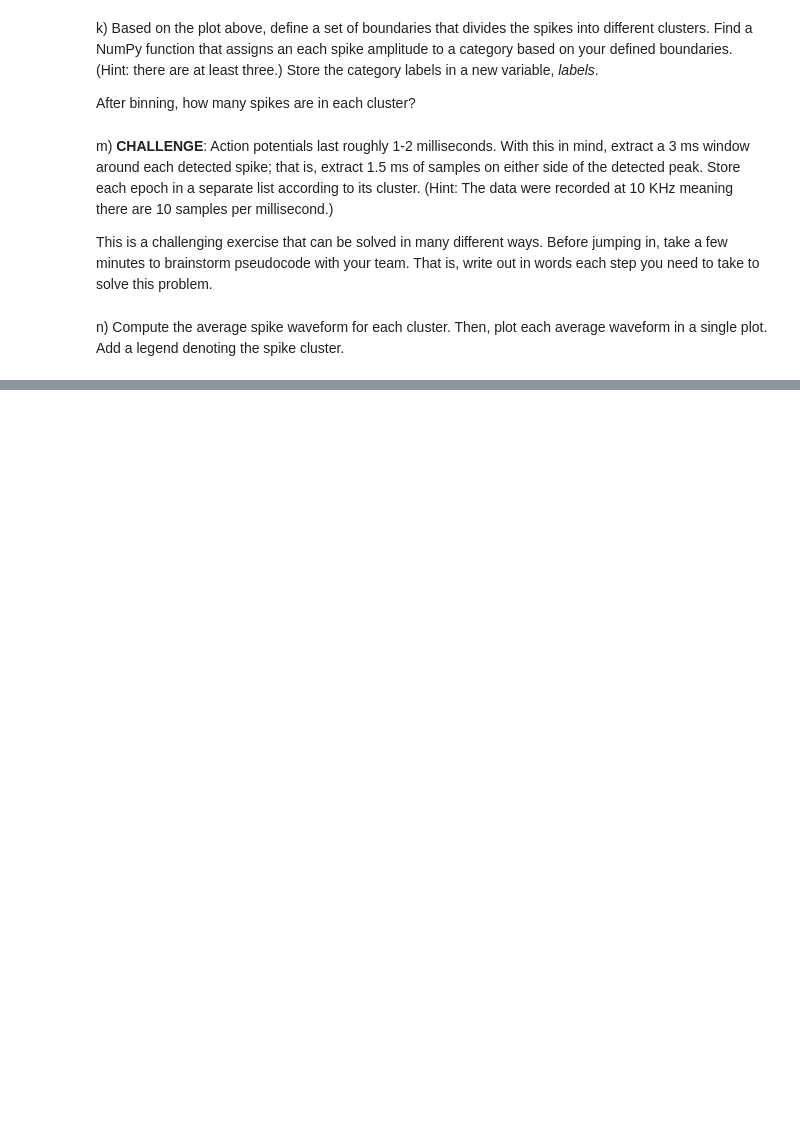
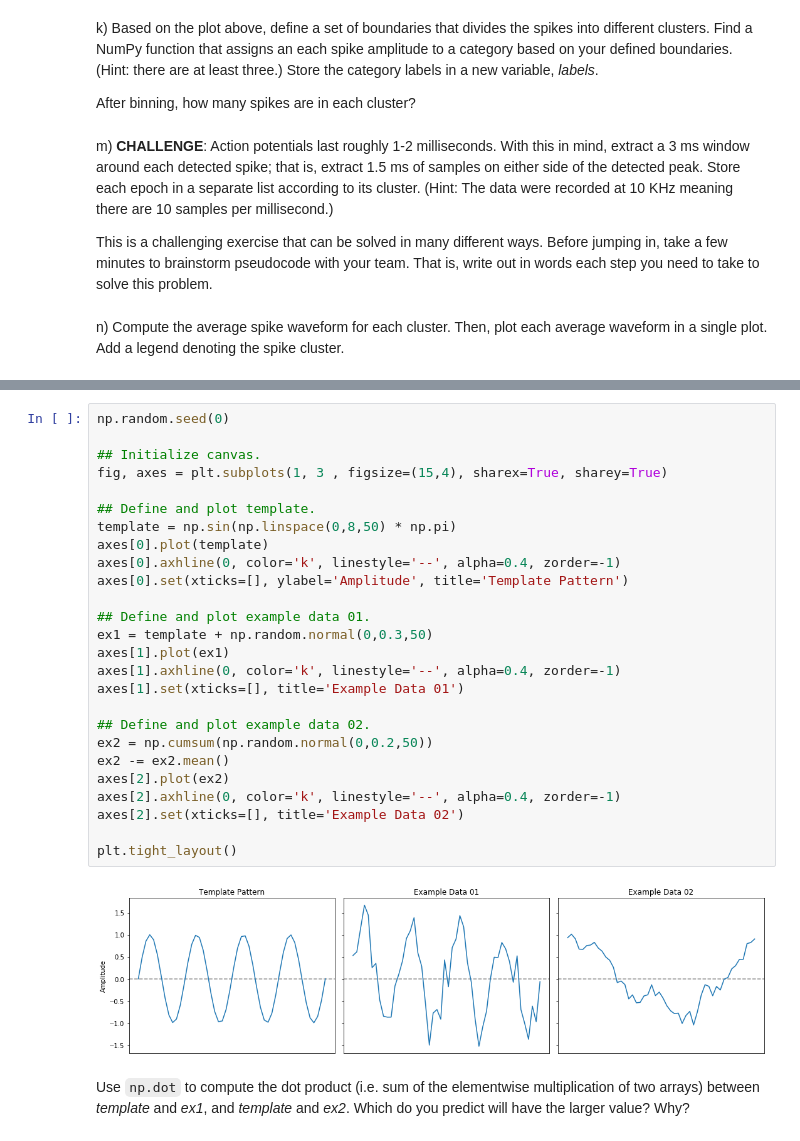
Before and after one commit to PrincetonUniversity/pni_bootcamp_2020, a Jupyter notebook: Module01_Python/day02/day02_exercises.ipynb, the cells around one changed output, grey strips where cells are left out. Drawn from its saved outputs; the diff is of its cells as text; blank space fills up the shorter version.

```diff
--- a/Module01_Python/day02/day02_exercises.ipynb
+++ b/Module01_Python/day02/day02_exercises.ipynb
@@ -162,0 +179,30 @@ d) Next, we will try to isolate neurons selective to clockwise rotation of the v
+# %%
+np.random.seed(0)
+
+## Initialize canvas.
+fig, axes = plt.subplots(1, 3 , figsize=(15,4), sharex=True, sharey=True)
+
+## Define and plot template.
+template = np.sin(np.linspace(0,8,50) * np.pi)
+axes[0].plot(template)
+axes[0].axhline(0, color='k', linestyle='--', alpha=0.4, zorder=-1)
+axes[0].set(xticks=[], ylabel='Amplitude', title='Template Pattern')
+
+## Define and plot example data 01.
+ex1 = template + np.random.normal(0,0.3,50)
+axes[1].plot(ex1)
+axes[1].axhline(0, color='k', linestyle='--', alpha=0.4, zorder=-1)
+axes[1].set(xticks=[], title='Example Data 01')
+
+## Define and plot example data 02.
+ex2 = np.cumsum(np.random.normal(0,0.2,50))
+ex2 -= ex2.mean()
+axes[2].plot(ex2)
+axes[2].axhline(0, color='k', linestyle='--', alpha=0.4, zorder=-1)
+axes[2].set(xticks=[], title='Example Data 02')
+
+plt.tight_layout()
+# %% [output]
+[figure, added]
+# %% [markdown]
+Use `np.dot` to compute the dot product (i.e. sum of the elementwise multiplication of two arrays) between *template* and *ex1*, and *template* and *ex2*. Which do you predict will have the larger value? Why?
```
Also changed, not shown: parts of 21 cells of this notebook, 1 other file.
